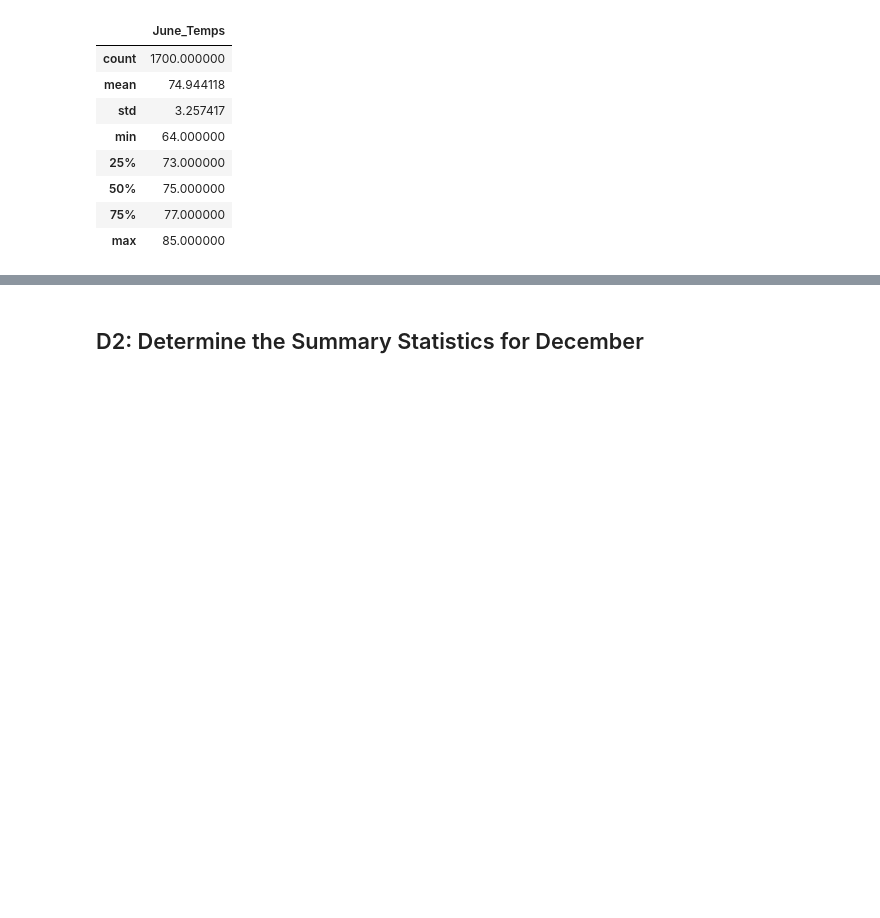
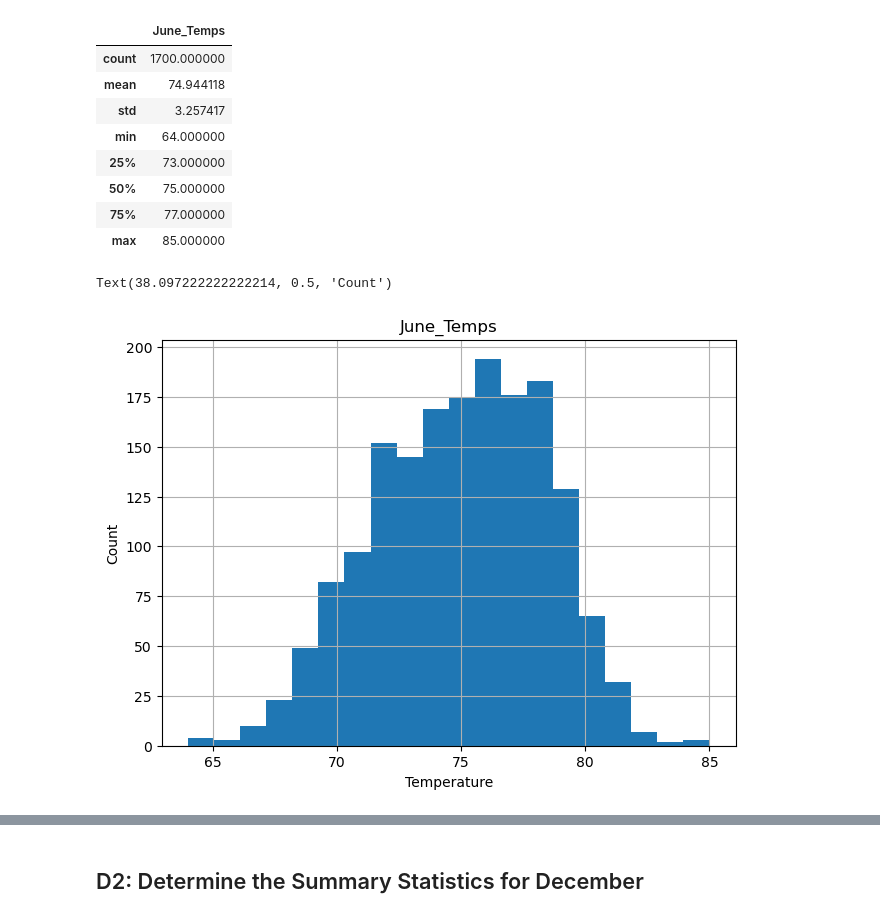
Before and after one commit to ChallahBack83/surfs_up, a Jupyter notebook: SurfsUp_Challenge.ipynb, the cells around one changed output, grey strips where cells are left out. Cells and saved outputs as stored; diff of their text form; code cells hidden in the pictures; blank space fills up the shorter version.

```diff
--- a/SurfsUp_Challenge.ipynb
+++ b/SurfsUp_Challenge.ipynb
@@ -103,3 +114,17 @@ june_temps_df.describe()
 | max | 85.000000 |
 # %%
 # 5. Return to your challenge instructions to compare your summary statistics
+# %%
+# visualize data for report
+import matplotlib.pyplot as plt
+
+# make histogram
+june_temps_df.hist(bins=20)
+plt.tight_layout()
+
+#set labels
+plt.xlabel("Temperature")
+plt.ylabel("Count")
+# %% [output]
+Text(38.097222222222214, 0.5, 'Count')
+[figure, added]
```
Also changed, not shown: parts of 25 cells of this notebook, 5 other files.
